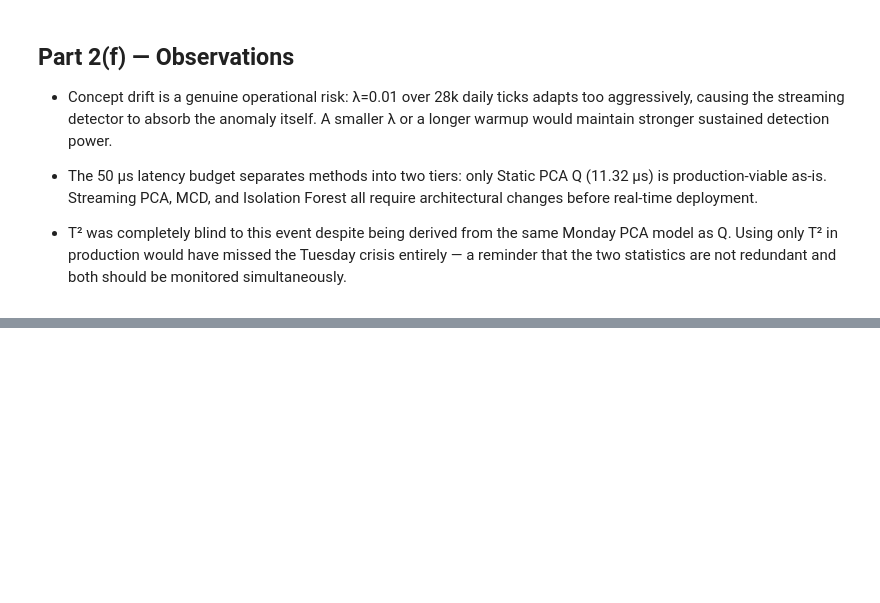
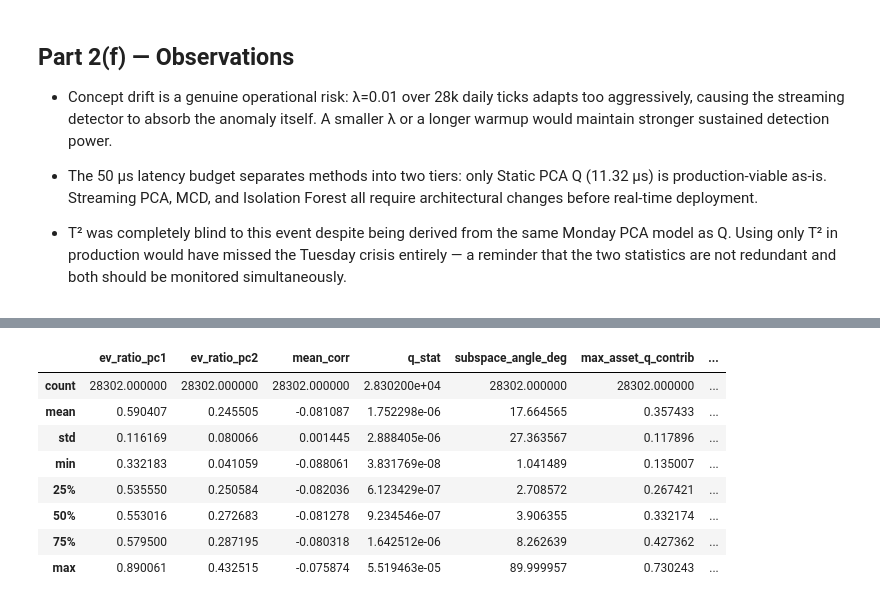
Before and after one commit to anushka-jha621/QMP26-CaseStudy, a Jupyter notebook: PS2/Team_12_PS2.ipynb, the cells around one changed output, grey strips where cells are left out. Cells and saved outputs as stored; diff of their text form; code cells hidden in the pictures; blank space fills up the shorter version.

```diff
--- a/PS2/Team_12_PS2.ipynb
+++ b/PS2/Team_12_PS2.ipynb
@@ -2157,0 +2199,88 @@ interpretability.
+# %%
+# ■■ streaming feature function ■■■■■■■■■■■■■■■■■■■■■■■■■■■■■■■■■■■■■■■■■
+
+def streaming_features(returns_df, window=300, monday_eigvecs_2=None, monday_model=None, monday_mean=None):
+    """Compute streaming features row-by-row."""
+    if monday_eigvecs_2 is None:
+        monday_eigvecs_2 = pca_mon.components_[:2] # top-2, shape (2,12)
+    if monday_mean is None:
+        monday_mean = train_mean
+
+    n_assets = returns_df.shape[1]
+    rows = []
+
+    for i in range(len(returns_df)):
+        start = max(0, i - window + 1)
+        W = returns_df.values[start:i+1] # shape (<=window, 12)
+
+        if W.shape[0] < n_assets + 1:
+            # need 12 rows for stable cov
+            rows.append({k: np.nan for k in ['ev_ratio_pc1','ev_ratio_pc2', 'mean_corr','q_stat', 'subspace_angle_deg', 'max_asset_q_contrib', 'eigenvalue_dispersion', 'corr_std']})
+            continue
+
+        # rolling covariance & eigenvalues
+        W_c = W - W.mean(axis=0)
+        cov = W_c.T @ W_c / (W.shape[0] - 1) #(12, 12)
+        eigvals_r, eigvecs_r = np.linalg.eigh(cov) # ascending
+
+        # sort descending
+        idx = np.argsort(-eigvals_r)
+        eigvals_r = eigvals_r[idx]
+        eigvecs_r = eigvecs_r[:, idx]
+
+        total_var = eigvals_r.sum()
+        ev_ratio_pc1 = eigvals_r[0] / total_var if total_var > 0 else 0
+        ev_ratio_pc2 = eigvals_r[1] / total_var if total_var > 0 else 0
+
+        # mean pairwise correlation
+        corr_mat = np.corrcoef(W.T) #(12, 12)
+        triu_idx = np.triu_indices(n_assets, k=1)
+        pairwise_corrs = corr_mat[triu_idx]
+        mean_corr = float(np.nanmean(pairwise_corrs))
+        corr_std = float(np.nanstd(pairwise_corrs))
+
+        # Q-statistic vs Monday model
+        r = returns_df.values[i] - monday_mean # centre with Monday mean
+        P = eigvecs_k # top-K Monday eigenvectors
+        r_proj = r @ P.T @ P
+        residual = r - r_proj
+        q_stat = float(np.dot(residual, residual))
+
+        # per-asset Q contribution (for FAT_FINGER detection)
+        asset_q = residual**2
+        max_contrib = float(asset_q.max() / (q_stat + 1e-30))
+
+        # subspace angle top-2 rolling vs top-2 Monday
+        rolling_top2 = eigvecs_r[:, :2].T #(2, 12)
+        angles_rad = subspace_angles(rolling_top2.T, monday_eigvecs_2.T)
+        subspace_angle_deg = float(np.max(angles_rad) * 180 / np.pi)
+
+        # eigenvalue dispersion
+        ev_disp = float(np.std(eigvals_r))
+
+        rows.append({
+            'ev_ratio_pc1': ev_ratio_pc1,
+            'ev_ratio_pc2': ev_ratio_pc2,
+            'mean_corr': mean_corr,
+            'q_stat': q_stat,
+            'subspace_angle_deg': subspace_angle_deg,
+            'max_asset_q_contrib': max_contrib,
+            'eigenvalue_dispersion': ev_disp,
+            'corr_std': corr_std,
+        })
+
+    feats = pd.DataFrame(rows, index=returns_df.index)
+    return feats
+
+monday_top2 = pca_mon.components_[:2] #(2, 12)
+
+print('Computing Wednesday features...')
+features_wed = streaming_features(returns_wed, window=WINDOW, monday_eigvecs_2=monday_top2, monday_mean=train_mean)
+
+print('Computing Thursday features...')
+features_thu = streaming_features(returns_thu, window=WINDOW, monday_eigvecs_2=monday_top2, monday_mean=train_mean)
+
+print('Wednesday features shape:', features_wed.shape)
+print('Thursday features shape:', features_thu.shape)
+features_wed.describe()
+# %% [output]
@@ -2157,0 +2291,9 @@ interpretability.
+|  | ev_ratio_pc1 | ev_ratio_pc2 | mean_corr | q_stat | subspace_angle_deg | max_asset_q_contrib | ... |
+| count | 28302.000000 | 28302.000000 | 28302.000000 | 2.830200e+04 | 28302.000000 | 28302.000000 | ... |
+| mean | 0.590407 | 0.245505 | -0.081087 | 1.752298e-06 | 17.664565 | 0.357433 | ... |
+| std | 0.116169 | 0.080066 | 0.001445 | 2.888405e-06 | 27.363567 | 0.117896 | ... |
+| min | 0.332183 | 0.041059 | -0.088061 | 3.831769e-08 | 1.041489 | 0.135007 | ... |
+| 25% | 0.535550 | 0.250584 | -0.082036 | 6.123429e-07 | 2.708572 | 0.267421 | ... |
+| 50% | 0.553016 | 0.272683 | -0.081278 | 9.234546e-07 | 3.906355 | 0.332174 | ... |
+| 75% | 0.579500 | 0.287195 | -0.080318 | 1.642512e-06 | 8.262639 | 0.427362 | ... |
+| max | 0.890061 | 0.432515 | -0.075874 | 5.519463e-05 | 89.999957 | 0.730243 | ... |
```
Also changed, not shown: parts of 43 cells of this notebook, 5 other files.
